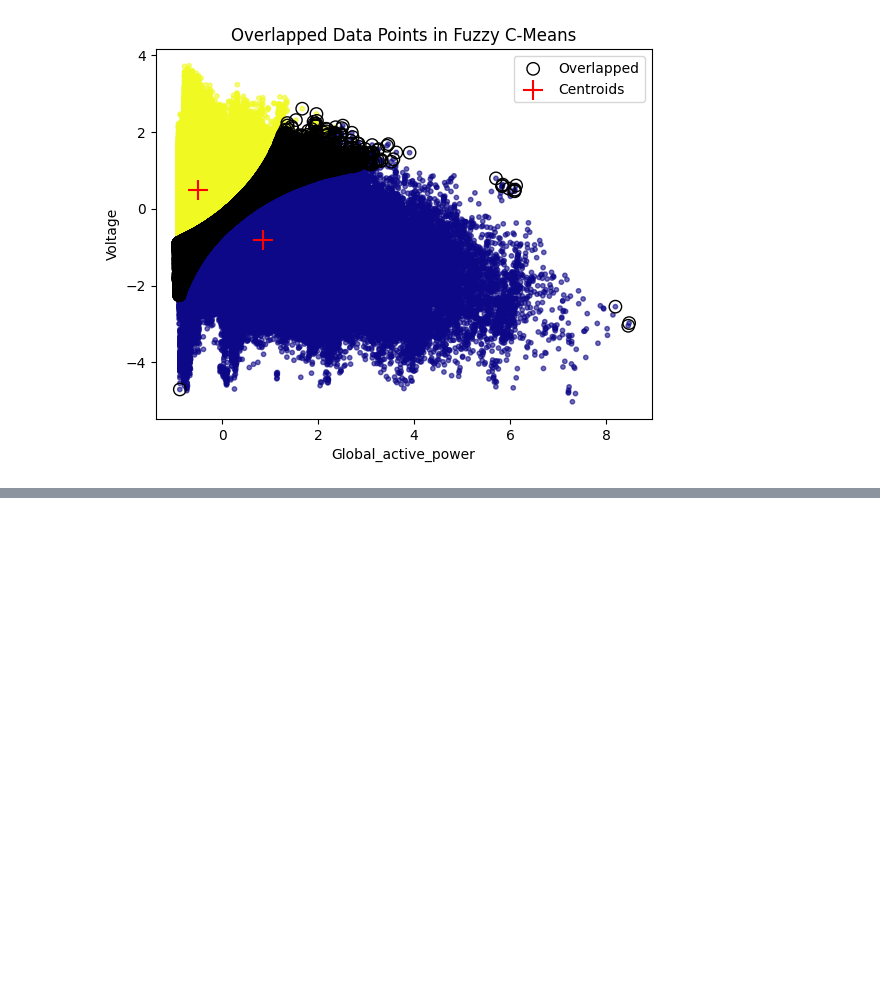
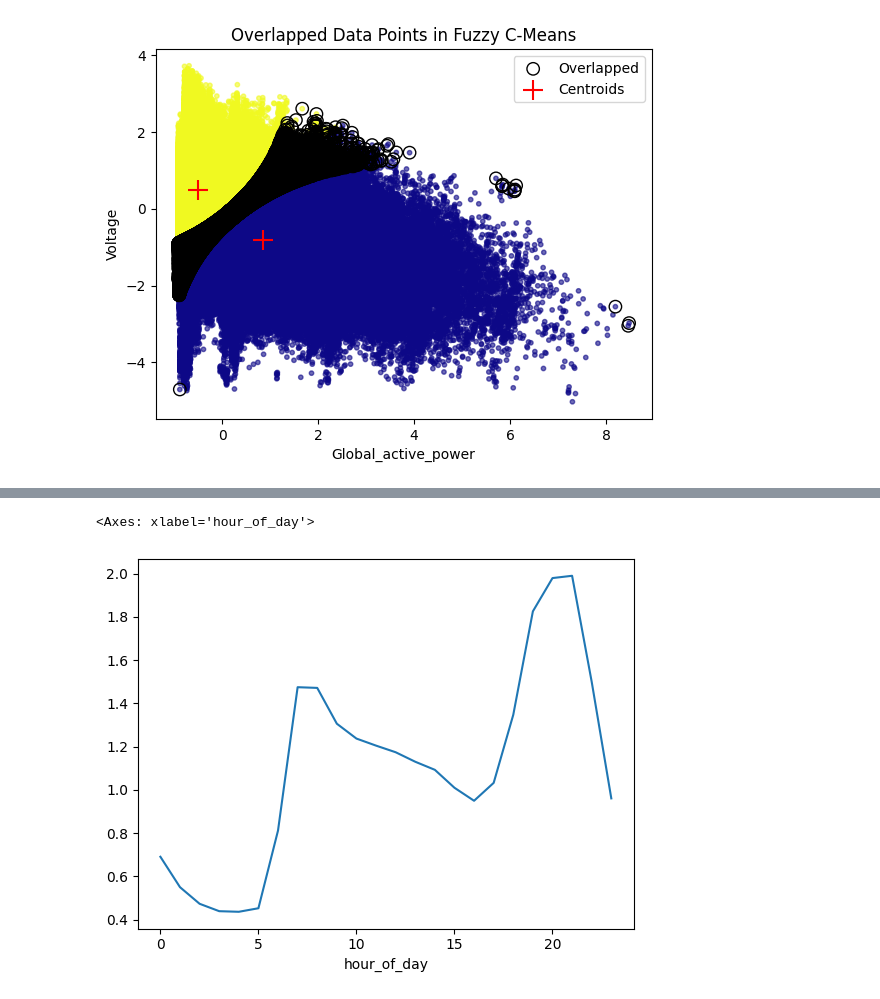
Before and after one commit to Enkhbayasgalan97/CA1-2026163, a Jupyter notebook: CA1.ipynb, the cells around one changed output, grey strips where cells are left out. Drawn from its saved outputs; the diff is of its cells as text; code cells hidden in the pictures; blank space fills up the shorter version.

```diff
--- a/CA1.ipynb
+++ b/CA1.ipynb
@@ -665,0 +759,5 @@ plt.show()
+# %%
+df_1.groupby("hour_of_day")["Global_active_power"].mean().plot(kind="line")
+# %% [output]
+<Axes: xlabel='hour_of_day'>
+[figure, added]
```
Also changed, not shown: parts of 27 cells of this notebook, 1 other file.
